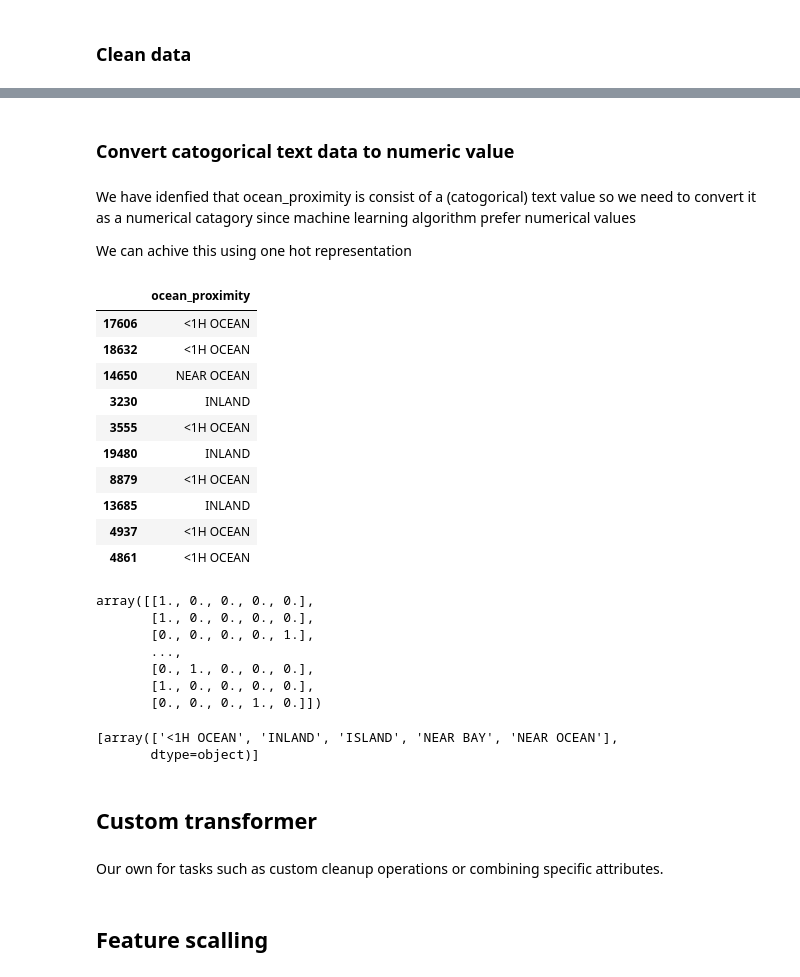
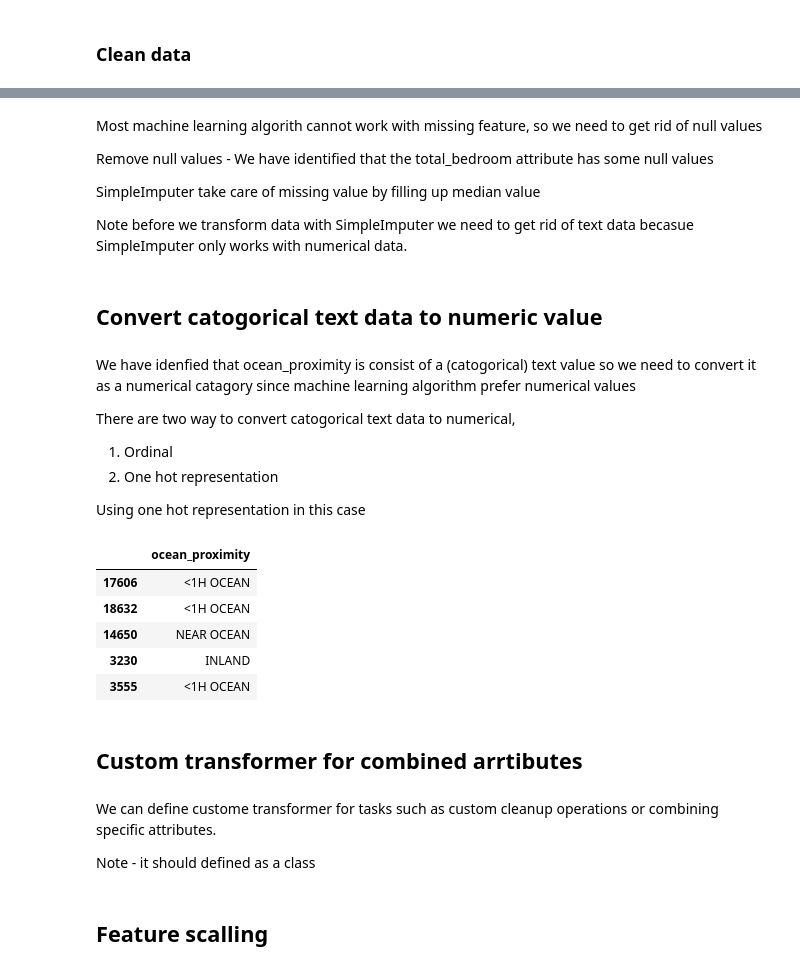
Before and after one commit to Sah96ah/Calfiornia-housing-price-prediction-A-complete-analytical-casestudy, a Jupyter notebook: median_house_price_prediction.ipynb, the cells around one changed output, grey strips where cells are left out. Cells and saved outputs as stored; diff of their text form; code cells hidden in the pictures.

```diff
--- a/median_house_price_prediction.ipynb
+++ b/median_house_price_prediction.ipynb
@@ -8,7 +8,7 @@ import matplotlib.pyplot as plt
 ## Import housing data and do analysis on that data
 Each row represents one district. There are 10 attributes: longitude, latitude,  housing_median_age, total_rooms, total_bed rooms, population, households, median_income, median_house_value , and ocean_proximity.
 # %%
-housing_data = pd.read_csv('/home/nova/Documents/DS-AI/ML/Projects/Median_Housing_price_pridiction/housing.csv')
+housing_data = pd.read_csv('housing.csv')
 housing_data.head()
 # %% [output]
 |  | longitude | latitude | housing_median_age | total_rooms | total_bedrooms | population | households | ... |
@@ -233,46 +214,42 @@ housing_tr = pd.DataFrame(X, columns=housing_num.columns)
+# %% [markdown]
+Most machine learning algorith cannot work with missing feature, so we need to get rid of null values
+
+Remove null values - We have identified that the total_bedroom attribute has some null values
+
+SimpleImputer take care of missing value by filling up median value
+
+Note before we transform data with SimpleImputer we need to get rid of text data becasue SimpleImputer only works with numerical data.
 # %% [markdown]
-### Convert catogorical text data to numeric value
+## Convert catogorical text data to numeric value
 # %% [markdown]
 We have idenfied that ocean_proximity is consist of a (catogorical) text value so we need to convert it as a numerical catagory since machine learning algorithm prefer numerical values
 
-We can achive this using one hot representation
+There are two way to convert catogorical text data to numerical,
+1. Ordinal
+2. One hot representation
+
+Using one hot representation in this case
 # %%
 housing_cat = data[["ocean_proximity"]]
-housing_cat[:10]
+housing_cat[:5]
 # %% [output]
 |  | ocean_proximity |
 | 17606 | <1H OCEAN |
 | 18632 | <1H OCEAN |
 | 14650 | NEAR OCEAN |
 | 3230 | INLAND |
 | 3555 | <1H OCEAN |
-| 19480 | INLAND |
-| 8879 | <1H OCEAN |
-| 13685 | INLAND |
-| 4937 | <1H OCEAN |
-| 4861 | <1H OCEAN |
 # %%
-from sklearn.preprocessing import OneHotEncoder
-cat_encoder = OneHotEncoder()
-housing_cat_1hot = cat_encoder.fit_transform(housing_cat)
-housing_cat_1hot.toarray()
+# you can create catagorical transformation pipline like this
+# from sklearn.preprocessing import OneHotEncoder
+# catagrical_encoder = OneHotEncoder()
+# housing_cat_1hot = catagorical_encoder.fit_transform(housing_cat)
-# %% [output]
-array([[1., 0., 0., 0., 0.],
-       [1., 0., 0., 0., 0.],
-       [0., 0., 0., 0., 1.],
-       ...,
-       [0., 1., 0., 0., 0.],
-       [1., 0., 0., 0., 0.],
-       [0., 0., 0., 1., 0.]])
-# %%
-cat_encoder.categories_
-# %% [output]
-[array(['<1H OCEAN', 'INLAND', 'ISLAND', 'NEAR BAY', 'NEAR OCEAN'],
-       dtype=object)]
 # %% [markdown]
-## Custom transformer
+## Custom transformer for combined arrtibutes
 # %% [markdown]
-Our own for tasks such as custom cleanup operations or combining specific attributes.
+We can define custome transformer for tasks such as custom cleanup operations or combining specific attributes.
+
+Note - it should defined as a class
 # %%
 from sklearn.base import BaseEstimator, TransformerMixin
 
```
Also changed, not shown: parts of 18 cells of this notebook.
